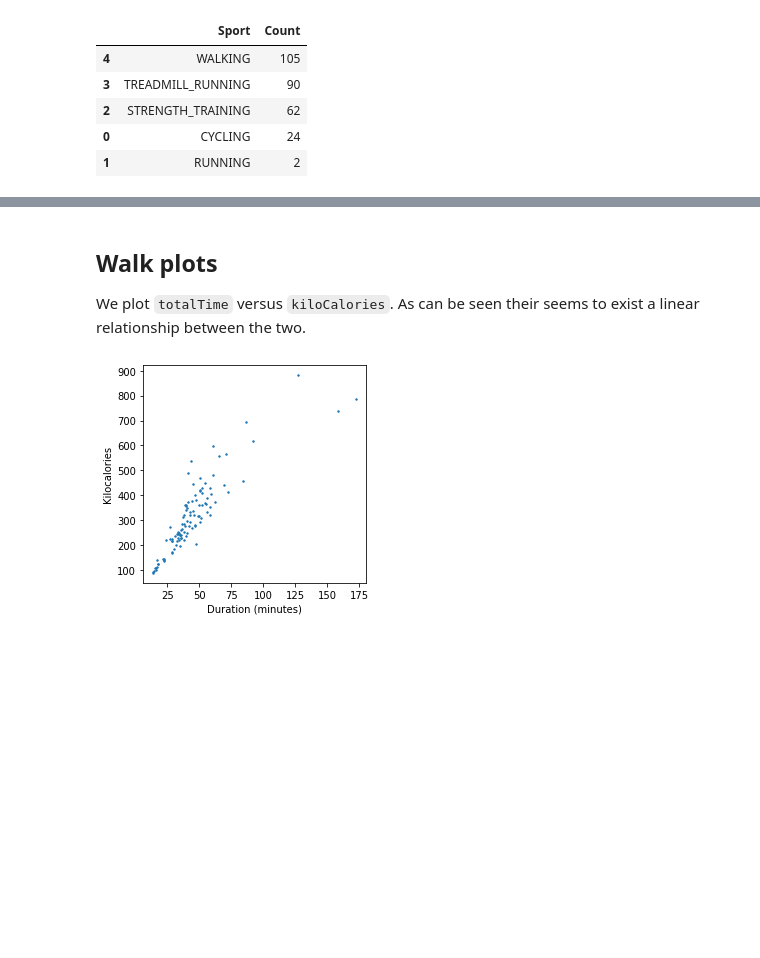
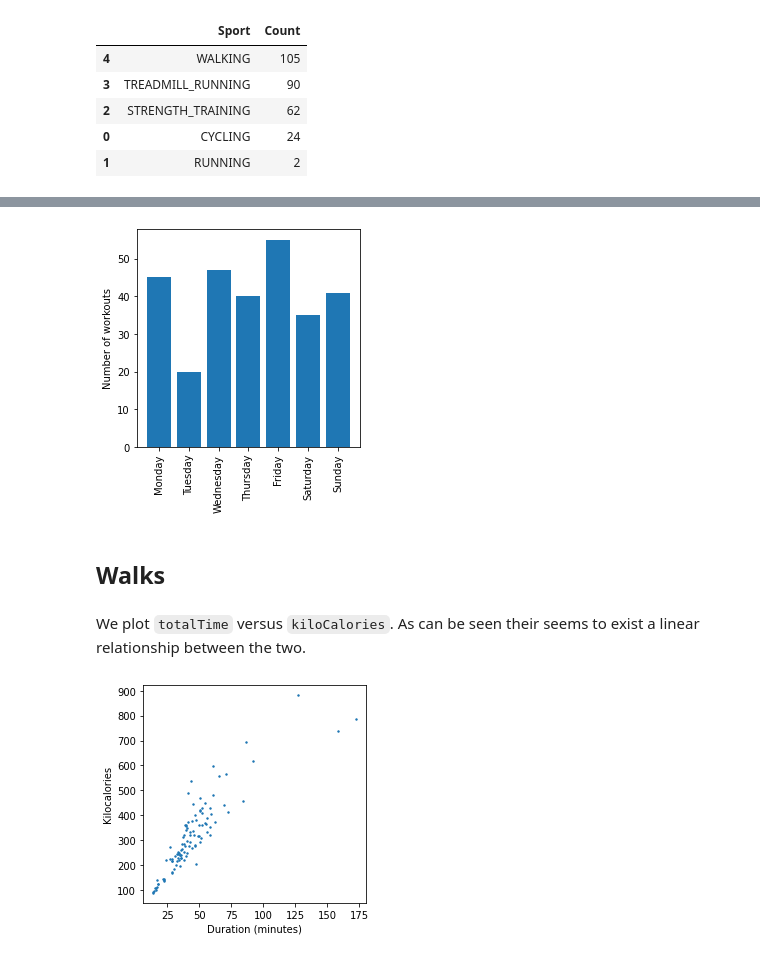
Before and after one commit to besiobu/data-science-portfolio, a Jupyter notebook: polar/Polar.ipynb, the cells around one changed output, grey strips where cells are left out. Saved outputs shown, nothing was run; the diff lists cells and outputs as text; code cells hidden in the pictures; blank space fills up the shorter version.

```diff
--- a/polar/Polar.ipynb
+++ b/polar/Polar.ipynb
@@ -283,6 +409,23 @@ stats.head()
+# %%
+by_day = df[['startDate', 'sport']].copy()
+by_day['Day of week'] = pd.to_datetime(by_day['startDate']).dt.day_name()
+by_day['Day number'] = pd.to_datetime(by_day['startDate']).dt.dayofweek
+by_day = by_day.groupby(['Day of week', 'Day number'], as_index=False)
+by_day = by_day.count()
+by_day = by_day.drop('startDate', axis=1)
+by_day = by_day.sort_values('Day number')
+by_day = by_day.rename(columns={'sport': 'Total Workouts'})
+# %%
+plt.bar(by_day['Day of week'], by_day['Total Workouts'])
+plt.xticks(rotation=90)
+plt.ylabel('Number of workouts')
+plt.savefig('./img/workouts_by_day_of_week.png')
+plt.show()
+# %% [output]
+[figure, added]
+# %% [markdown]
+## Walks
 # %% [markdown]
-## Walk plots
-
 We plot `totalTime` versus `kiloCalories`. As can be seen their seems to exist a linear relationship between the two.
 # %%
 walking = df[df['sport'] == 'WALKING']
```
Also changed, not shown: parts of 91 cells of this notebook, 12 other files.
